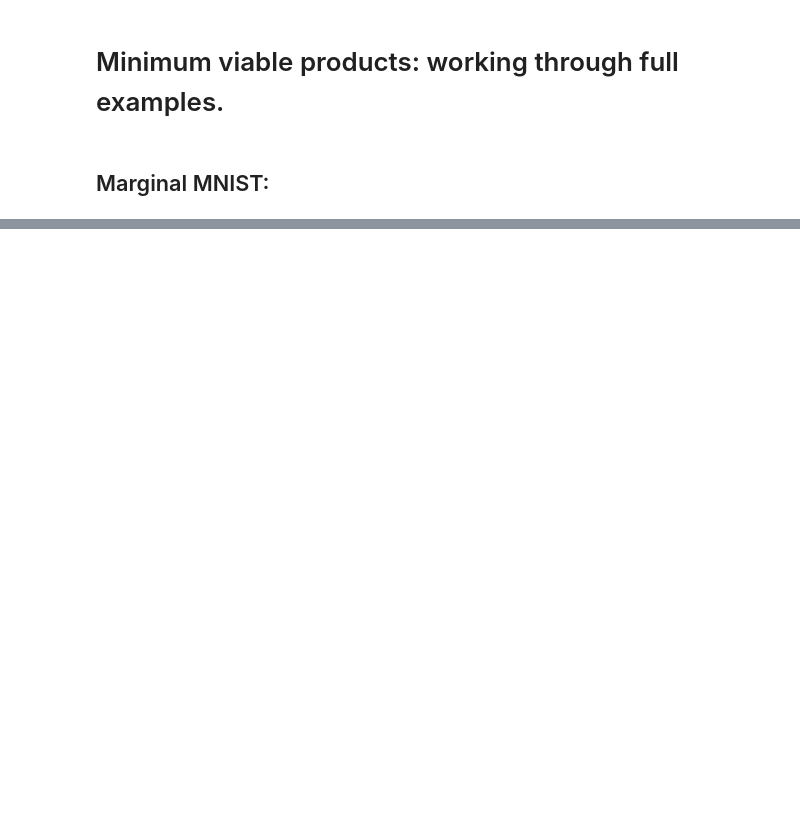
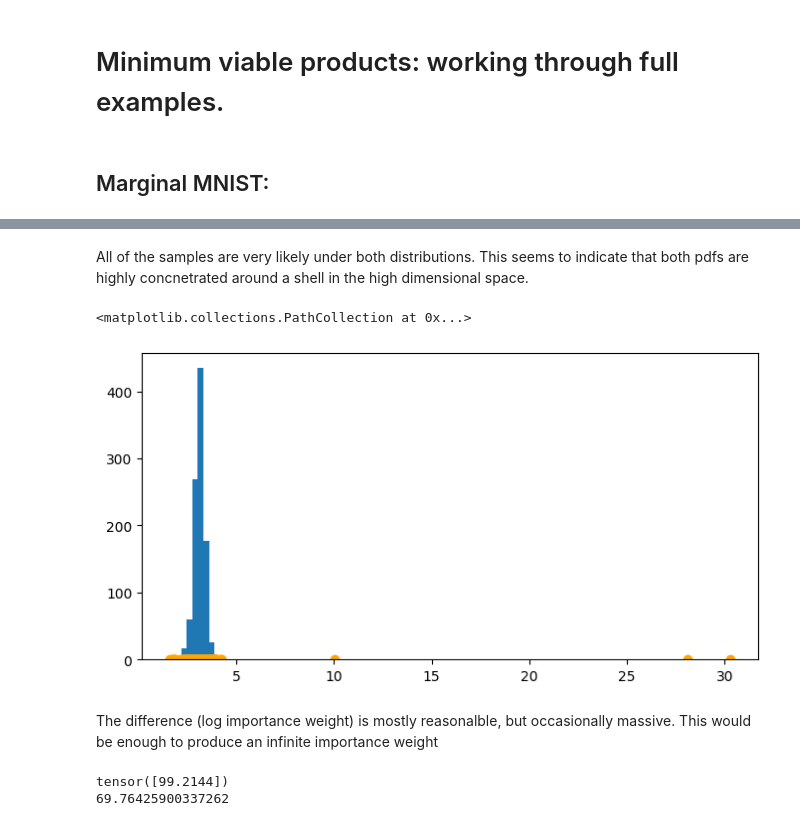
Before and after one commit to lrast/learnedExpFam, a Jupyter notebook: 1.0-full-examples.ipynb, the cells around one changed output, grey strips where cells are left out. Cells and saved outputs as stored; diff of their text form; code cells hidden in the pictures; blank space fills up the shorter version.

```diff
--- a/1.0-full-examples.ipynb
+++ b/1.0-full-examples.ipynb
@@ -41,0 +56,27 @@ RuntimeError: mat1 and mat2 shapes cannot be multiplied (1x2 and 28x200)
+# %%
+from scipy.stats import multivariate_normal
+n_samples = 1000
+
+def limiting_density(mus):
+    """ Model based asymptotic pdf of the mean """
+    d = 28
+
+    thetas, Is = mnist_cgf.dual_opt(mus)
+    dets = torch.det(mnist_cgf.hess(thetas))
+
+    log_density = (d/2) * np.log(n_samples / (2 * torch.pi)) \
+        - 0.5*torch.log(dets) - n_samples*Is
+
+    return torch.exp(log_density).detach()
+
+
+def within_rate_contour(xs, value):
+    """ are the point inside the rate function contour? """
+    I_vals = mnist_cgf.dual_function(xs)
+
+    return (I_vals < value).double()
+
+mean = mnist_cgf.jac(torch.zeros(1, 28))[0].detach()
+cov = mnist_cgf.hess(torch.zeros(1, 28))[0].detach()
+sample_dist = multivariate_normal(mean=mean, cov=(1./n_samples)*cov)
+centered_dist = normal_radius_uniform_angle(28, 3)
@@ -41,0 +114,18 @@ RuntimeError: mat1 and mat2 shapes cannot be multiplied (1x2 and 28x200)
+# %% [markdown]
+All of the samples are very likely under both distributions. This seems to indicate that both pdfs are highly concnetrated around a shell in the high dimensional space.
+# %%
+logprobdiff = limiting_log_density(samples) - torch.tensor(sample_dist.logpdf(samples))
+plt.hist(logprobdiff, bins=100);
+plt.scatter( logprobdiff, np.zeros(1000), c='orange' )
+# %% [output]
+<matplotlib.collections.PathCollection at 0x...>
+[figure, added]
+# %% [markdown]
+The difference (log importance weight) is mostly reasonalble, but occasionally massive. This would be enough to produce an infinite importance weight
+# %%
+ind = logprobdiff.argmax()
+print(limiting_log_density(samples[ind:ind+1]))
+print(sample_dist.logpdf(samples[ind:ind+1]))
+# %% [output]
+tensor([99.2144])
+69.76425900337262
```
Also changed, not shown: parts of 127 cells of this notebook, 4 other files.
